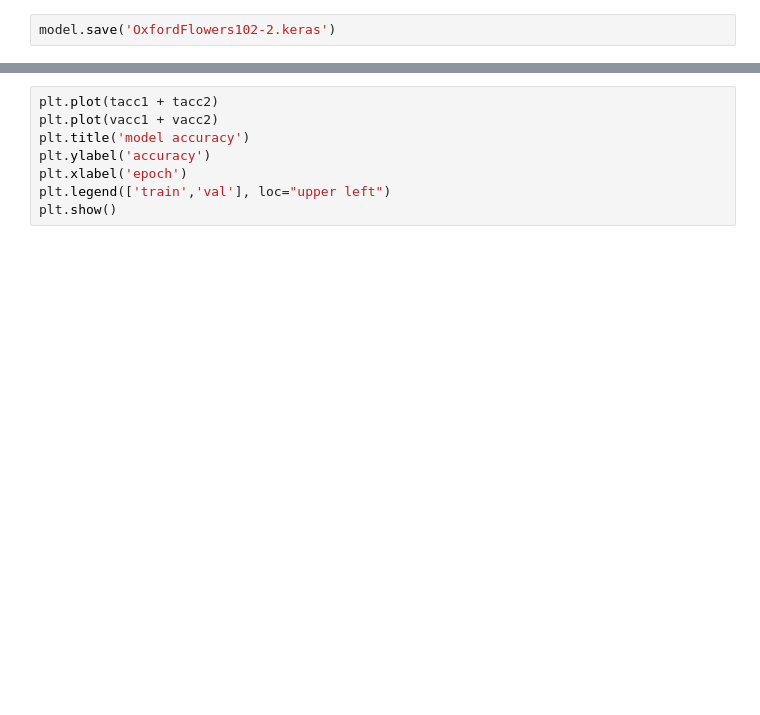
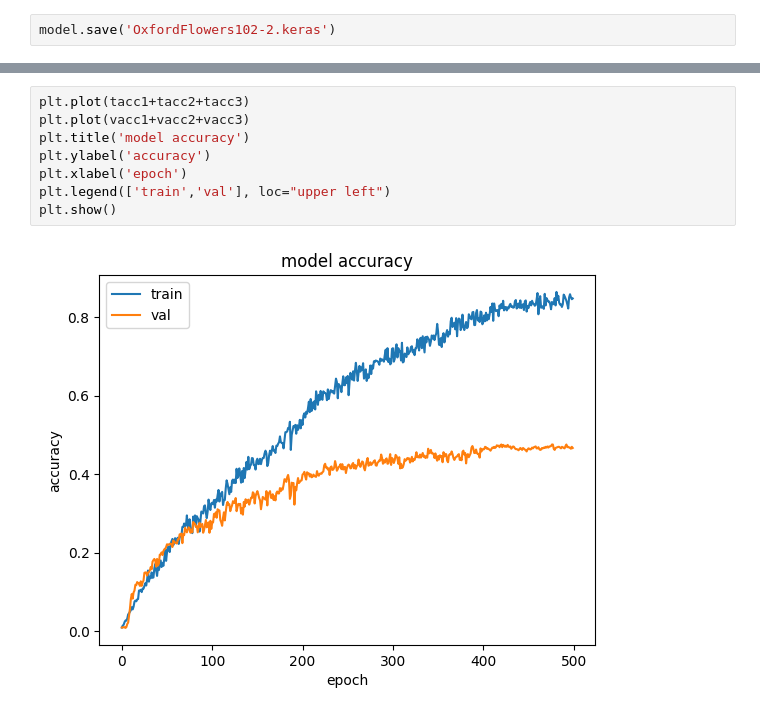
Before and after one commit to Int-Group-44/flowers-102, a Jupyter notebook: OxfordFlowers102CNN.ipynb, the cells around one changed output, grey strips where cells are left out. Drawn from its saved outputs; the diff is of its cells as text; blank space fills up the shorter version.

```diff
--- a/OxfordFlowers102CNN.ipynb
+++ b/OxfordFlowers102CNN.ipynb
@@ -182,8 +297,10 @@ plt.show()
 # %%
-plt.plot(tacc1 + tacc2)
-plt.plot(vacc1 + vacc2)
+plt.plot(tacc1+tacc2+tacc3)
+plt.plot(vacc1+vacc2+vacc3)
 plt.title('model accuracy')
 plt.ylabel('accuracy')
 plt.xlabel('epoch')
 plt.legend(['train','val'], loc="upper left")
 plt.show()
+# %% [output]
+[figure, added]
```
Also changed, not shown: parts of 11 cells of this notebook.
